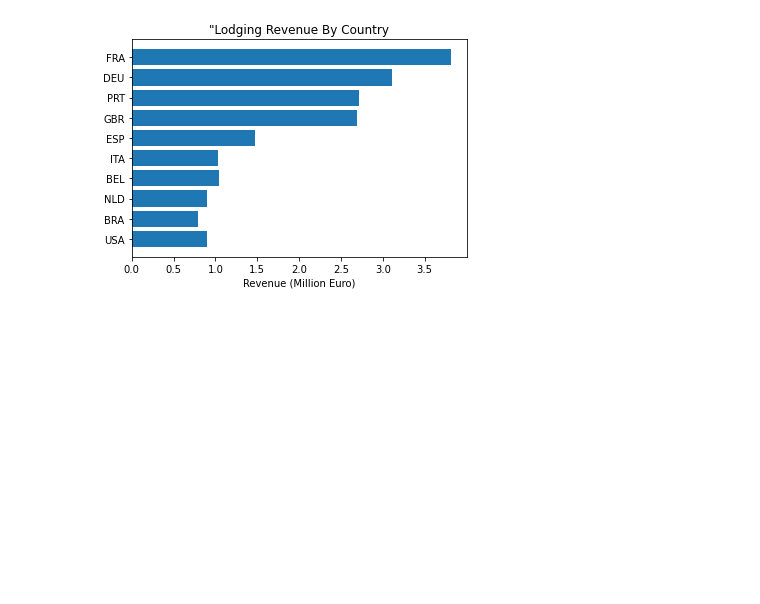
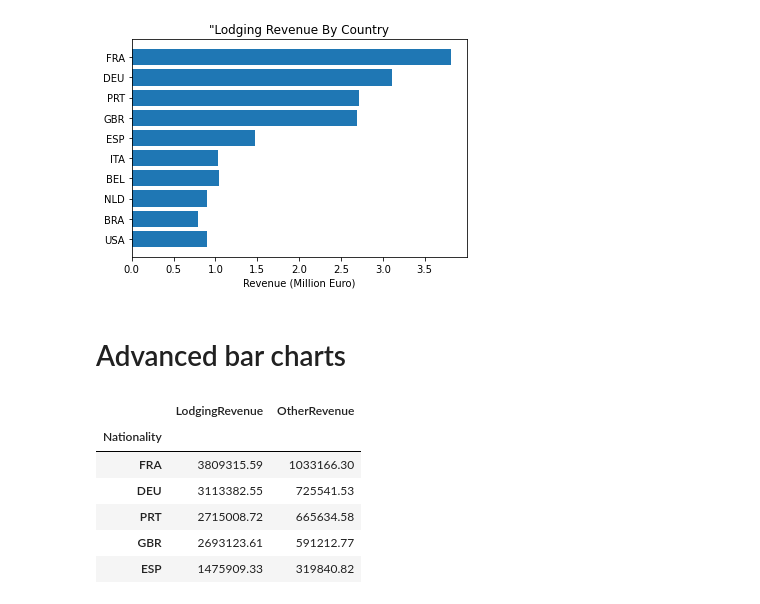
Before and after one commit to naruhikohama/dataviz-python, a Jupyter notebook: assignments.ipynb, the cells around one changed output. Cells and saved outputs as stored; diff of their text form; code cells hidden in the pictures; blank space fills up the shorter version.

```diff
--- a/assignments.ipynb
+++ b/assignments.ipynb
@@ -145,3 +145,25 @@ ax.set_xlabel('Revenue (Million Euro)')
 plt.show()
 # %% [output]
 [figure]
+# %% [markdown]
+# Advanced bar charts
+# %%
+countries = ['FRA', 'DEU', 'PRT', 'GBR', 'ESP']
+
+countries_subset = (
+    hotels
+    .loc[hotels['Nationality'].isin(countries)]
+    .groupby('Nationality')
+    .agg({'LodgingRevenue':'sum', 'OtherRevenue':'sum'})
+    .sort_values('LodgingRevenue', ascending = False)
+)
+
+countries_subset.head()
+# %% [output]
+|  | LodgingRevenue | OtherRevenue |
+| Nationality |  |  |
+| FRA | 3809315.59 | 1033166.30 |
+| DEU | 3113382.55 | 725541.53 |
+| PRT | 2715008.72 | 665634.58 |
+| GBR | 2693123.61 | 591212.77 |
+| ESP | 1475909.33 | 319840.82 |
```
